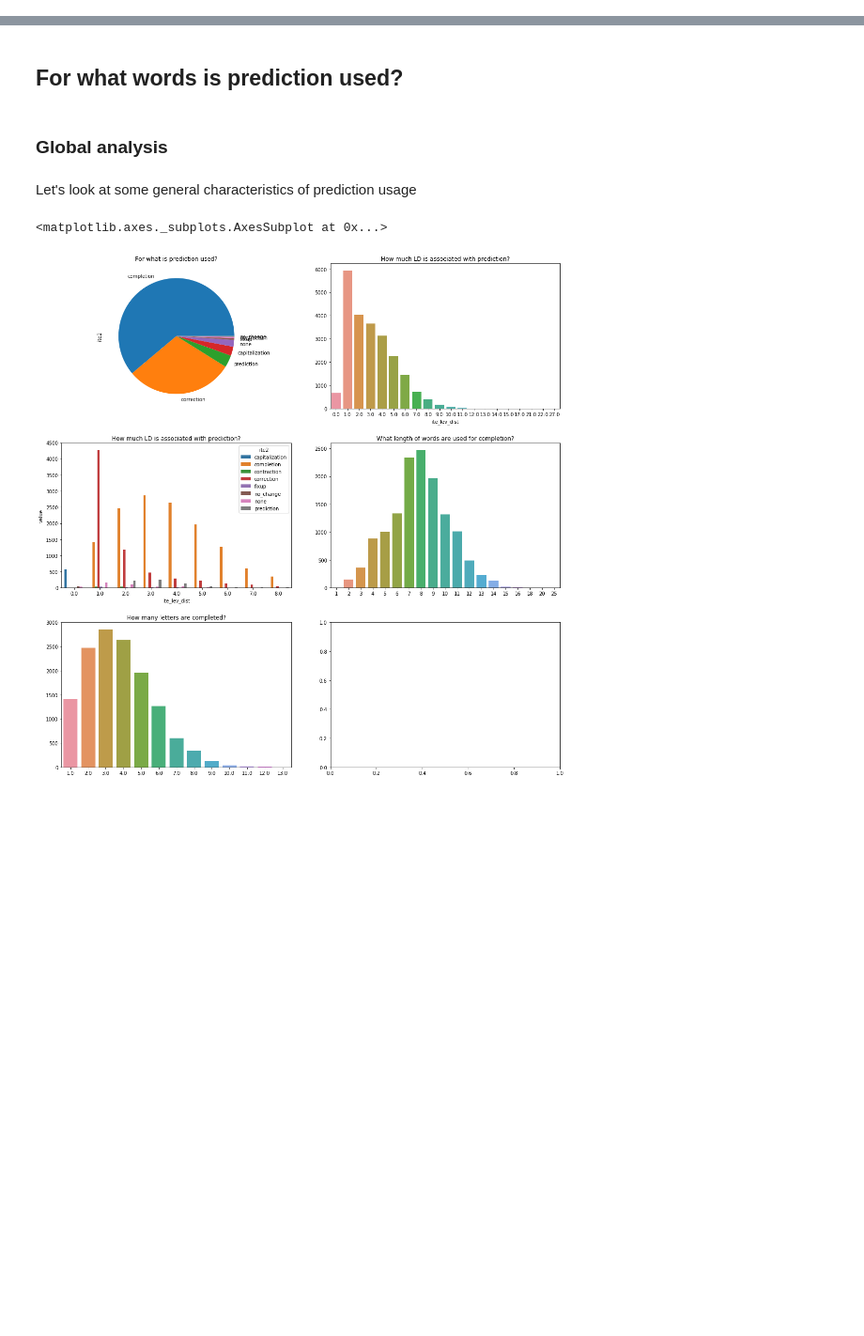
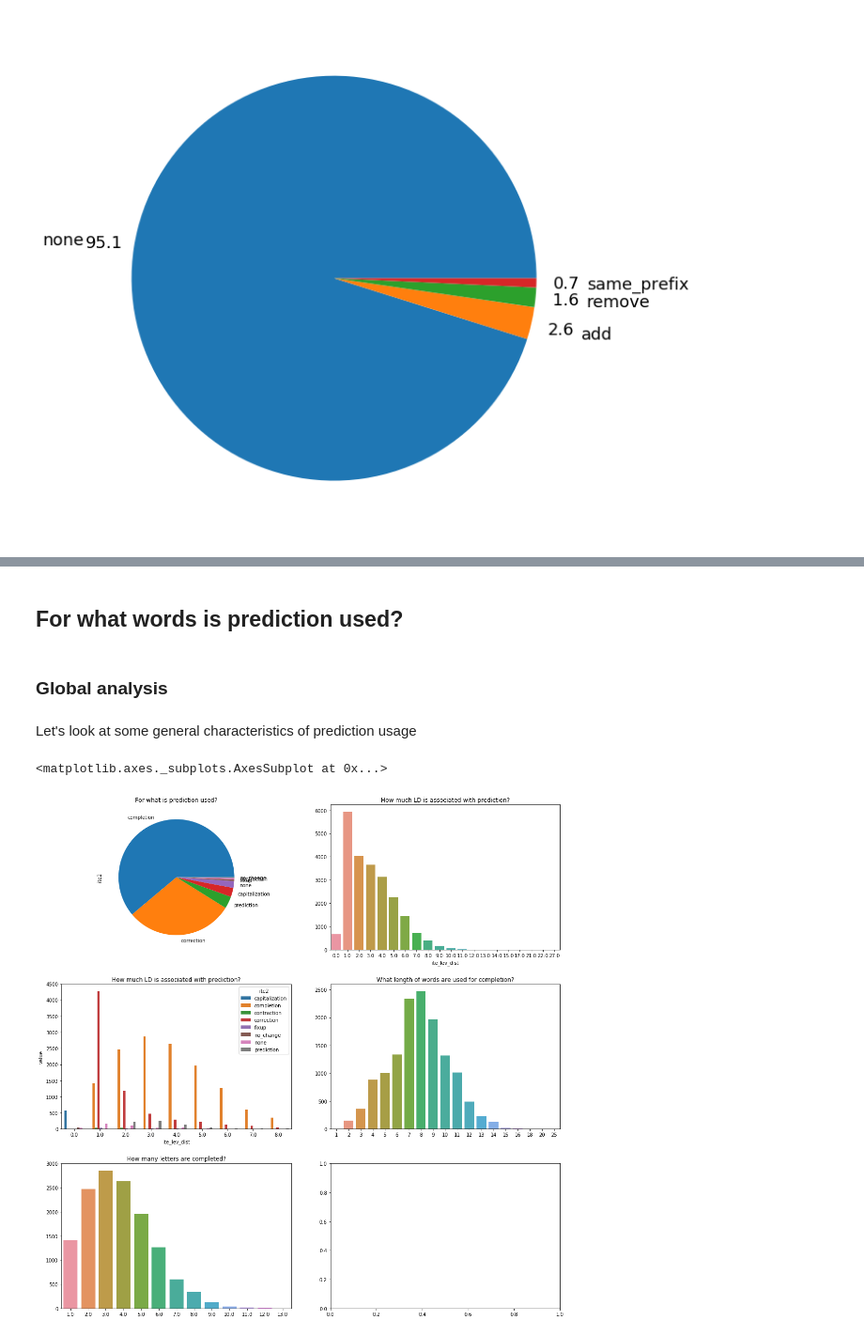
Before and after one commit to cashaddy/typing_automation, a Jupyter notebook: sandbox.ipynb, the cells around one changed output, grey strips where cells are left out. Shown at 94% size. Drawn from its saved outputs; the diff is of its cells as text; code cells hidden in the pictures; blank space fills up the shorter version.

```diff
--- a/sandbox.ipynb
+++ b/sandbox.ipynb
@@ -242,0 +71,15 @@ participants_.to_csv('./data/participants_processed.csv',index=True)
+# %%
+f,ax = plt.subplots(1,1,figsize=(8,8))
+
+data = words.loc[words.ite == 'predict'].copy()
+# For our purposes, "other"-type strategic entries are treated as "none"
+data.loc[data.strategic == 'other','strategic'] = 'none'
+data.strategic.value_counts(normalize=True).plot.pie(autopct='%.1f',labeldistance=1.25,pctdistance=1.15,fontsize=18,radius=1,ax=ax)
+
+ax.set_aspect('equal')
+ax.set_ylabel('')
+f.tight_layout()
+
+f.savefig('pie_strategic_usage.png',dpi=300)
+# %% [output]
+[figure, added]
```
Also changed, not shown: parts of 226 cells of this notebook, 3 other files.
